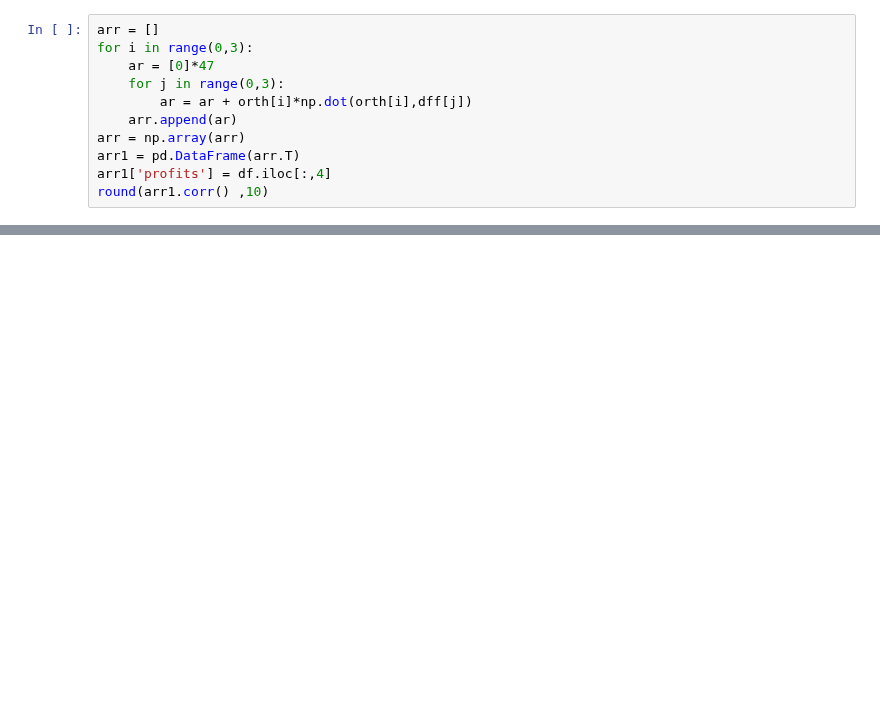
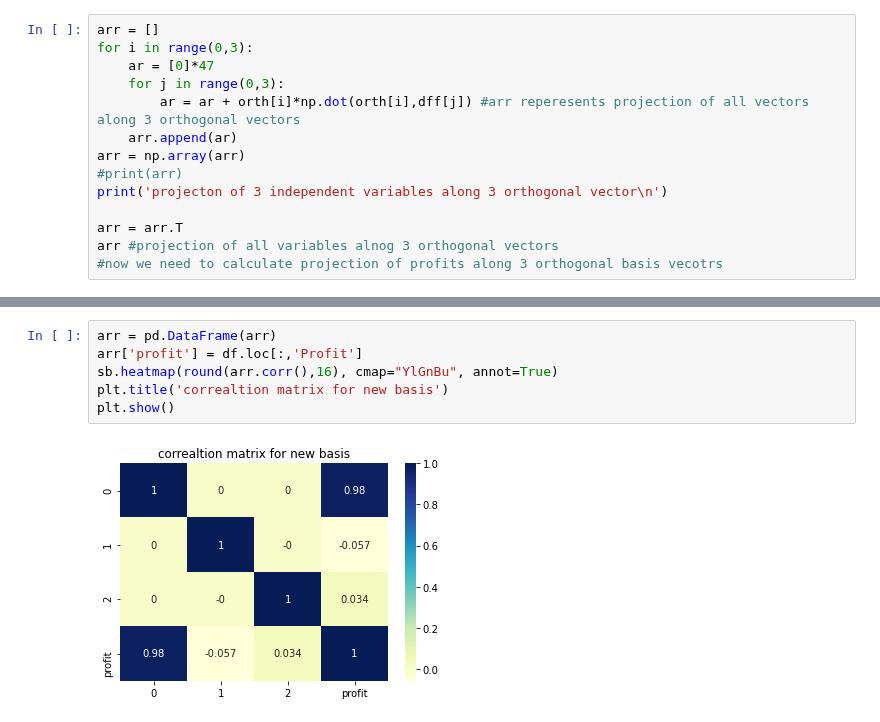
Before and after one commit to ML-NOOB/Python-and-Probability, a Jupyter notebook: Graham Schimdt transformation.ipynb, the cells around one changed output, grey strips where cells are left out. Drawn from its saved outputs; the diff is of its cells as text; blank space fills up the shorter version.

```diff
--- a/Graham Schimdt transformation.ipynb
+++ b/Graham Schimdt transformation.ipynb
@@ -57,10 +76,13 @@ arr = []
 for i in range(0,3):
     ar = [0]*47
     for j in range(0,3):
-        ar = ar + orth[i]*np.dot(orth[i],dff[j])
+        ar = ar + orth[i]*np.dot(orth[i],dff[j]) #arr reperesents projection of all vectors along 3 orthogonal vectors
     arr.append(ar)
 arr = np.array(arr)
-arr1 = pd.DataFrame(arr.T)
-arr1['profits'] = df.iloc[:,4]
-round(arr1.corr() ,10)
+#print(arr)
+print('projecton of 3 independent variables along 3 orthogonal vector\n')
+
+arr = arr.T
+arr #projection of all variables alnog 3 orthogonal vectors
+#now we need to calculate projection of profits along 3 orthogonal basis vecotrs
 # %% [output]
@@ -71,0 +125,8 @@ round(arr1.corr() ,10)
+# %%
+arr = pd.DataFrame(arr)
+arr['profit'] = df.loc[:,'Profit']
+sb.heatmap(round(arr.corr(),16), cmap="YlGnBu", annot=True)
+plt.title('correaltion matrix for new basis')
+plt.show()
+# %% [output]
+[figure, added]
```
Also changed, not shown: parts of 11 cells of this notebook.
